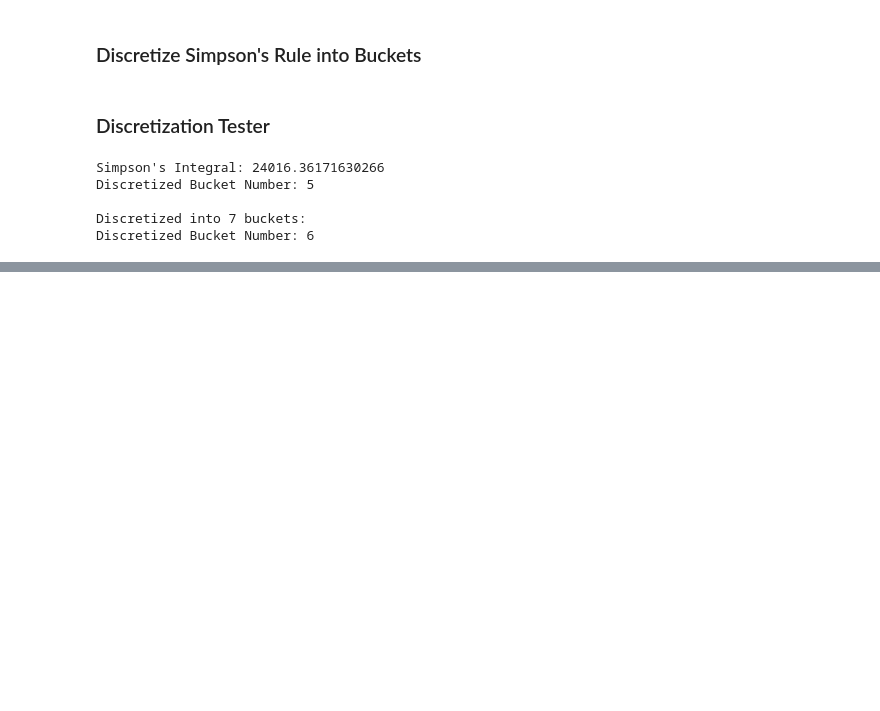
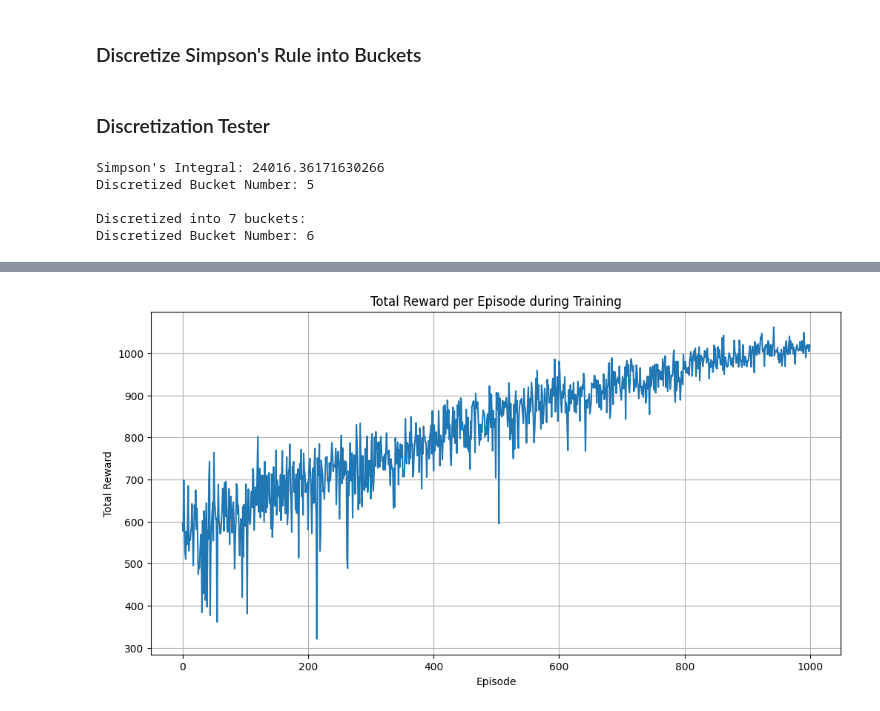
Before and after one commit to nojramu/ALS_Thesis, a Jupyter notebook: ALS.ipynb, the cells around one changed output, grey strips where cells are left out. Saved outputs shown, nothing was run; the diff lists cells and outputs as text; code cells hidden in the pictures; blank space fills up the shorter version.

```diff
--- a/ALS.ipynb
+++ b/ALS.ipynb
@@ -652,0 +787,12 @@ Discretized Bucket Number: 6
+# %%
+# Get the total number of states
+num_states = len(all_states_tuple)
+
+# Get the total number of actions
+num_actions = len(all_actions_tuple)
+
+# Create the Q-table as a NumPy array initialized to zeros
+q_table = np.zeros((num_states, num_actions))
+
+# Print the shape of the Q-table to verify
+print("Shape of the Q-table:", q_table.shape)
@@ -652,0 +1395,13 @@ Discretized Bucket Number: 6
+# %%
+import matplotlib.pyplot as plt
+
+# Plot the total rewards per episode
+plt.figure(figsize=(12, 6))
+plt.plot(total_rewards_per_episode)
+plt.xlabel('Episode')
+plt.ylabel('Total Reward')
+plt.title('Total Reward per Episode during Training')
+plt.grid(True)
+plt.show()
+# %% [output]
+[figure, added]
```
Also changed, not shown: parts of 24 cells of this notebook.
